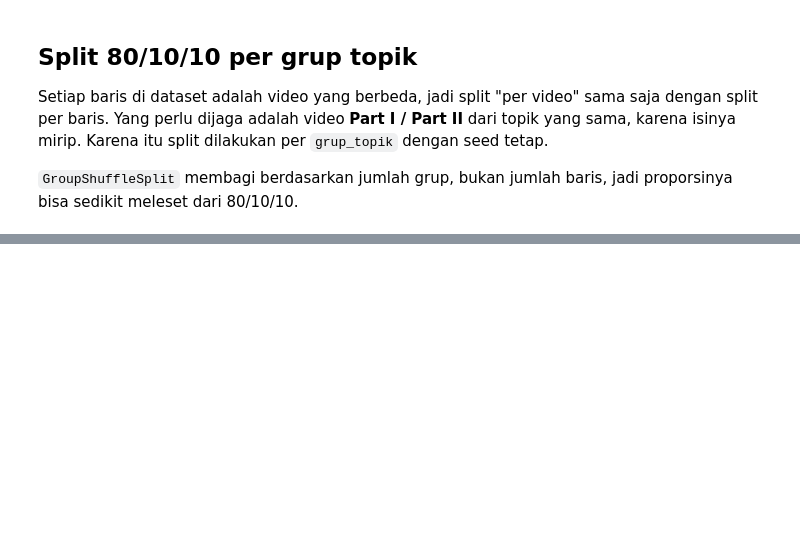
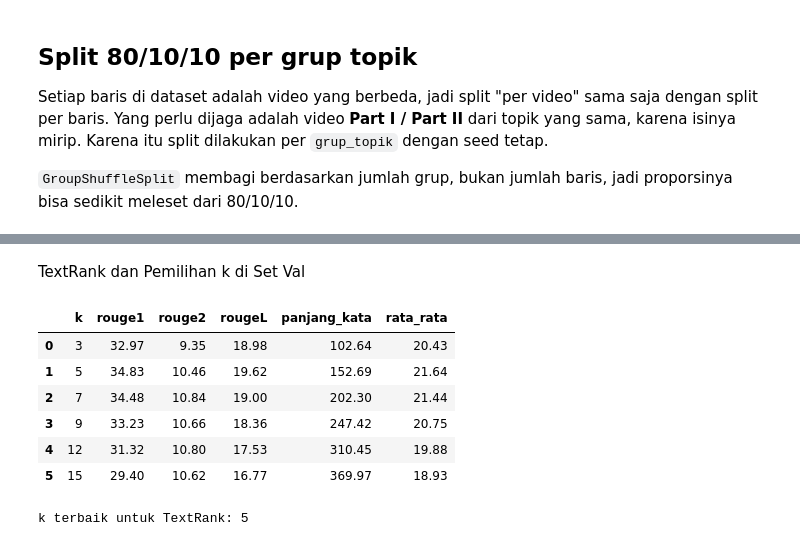
Before and after one commit to IRay3477/Pengembangan-Model-Deep-Learning-dan-Implementasi-API, a Jupyter notebook: Deep_Learning_Peringkasan_Otomatis_Video_Kuliah_Bahasa_Indonesia.ipynb, the cells around one changed output, grey strips where cells are left out. Drawn from its saved outputs; the diff is of its cells as text; code cells hidden in the pictures; blank space fills up the shorter version.

```diff
--- a/Deep_Learning_Peringkasan_Otomatis_Video_Kuliah_Bahasa_Indonesia.ipynb
+++ b/Deep_Learning_Peringkasan_Otomatis_Video_Kuliah_Bahasa_Indonesia.ipynb
@@ -621,0 +1147,36 @@ Tersimpan: /content/drive/MyDrive/DEEP_LEARNING_test/tahap2/data_clean_en.csv
+# %% [markdown]
+TextRank dan Pemilihan k di Set Val
+# %%
+def ringkas_textrank(teks, k):
+    daftar_kalimat = pecah_kalimat(teks)
+    if len(daftar_kalimat) <= k:
+        return ' '.join(daftar_kalimat)
+
+    matriks_tfidf = TfidfVectorizer().fit_transform(daftar_kalimat)
+    kemiripan = cosine_similarity(matriks_tfidf)
+    np.fill_diagonal(kemiripan, 0)                       # kalimat tidak dihitung mirip dengan dirinya sendiri
+
+    skor_kalimat = nx.pagerank(nx.from_numpy_array(kemiripan))
+    indeks_terpilih = sorted(sorted(skor_kalimat, key=skor_kalimat.get, reverse=True)[:k])
+    return ' '.join(daftar_kalimat[i] for i in indeks_terpilih)
+
+hasil_pemilihan_textrank = []
+for k in kandidat_k:
+    prediksi_val = [ringkas_textrank(teks, k) for teks in data_val['transkrip_id']]
+    hasil_pemilihan_textrank.append({'k': k, **hitung_rouge(prediksi_val, referensi_val)})
+
+tabel_textrank = pd.DataFrame(hasil_pemilihan_textrank)
+tabel_textrank['rata_rata'] = tabel_textrank[['rouge1', 'rouge2', 'rougeL']].mean(axis=1)
+display(tabel_textrank.round(2))
+
+k_textrank = int(tabel_textrank.loc[tabel_textrank['rata_rata'].idxmax(), 'k'])
+print('k terbaik untuk TextRank:', k_textrank)
+# %% [output]
+|  | k | rouge1 | rouge2 | rougeL | panjang_kata | rata_rata |
+| 0 | 3 | 32.97 | 9.35 | 18.98 | 102.64 | 20.43 |
+| 1 | 5 | 34.83 | 10.46 | 19.62 | 152.69 | 21.64 |
+| 2 | 7 | 34.48 | 10.84 | 19.00 | 202.30 | 21.44 |
+| 3 | 9 | 33.23 | 10.66 | 18.36 | 247.42 | 20.75 |
+| 4 | 12 | 31.32 | 10.80 | 17.53 | 310.45 | 19.88 |
+| 5 | 15 | 29.40 | 10.62 | 16.77 | 369.97 | 18.93 |
+k terbaik untuk TextRank: 5
```
Also changed, not shown: parts of 42 cells of this notebook.
